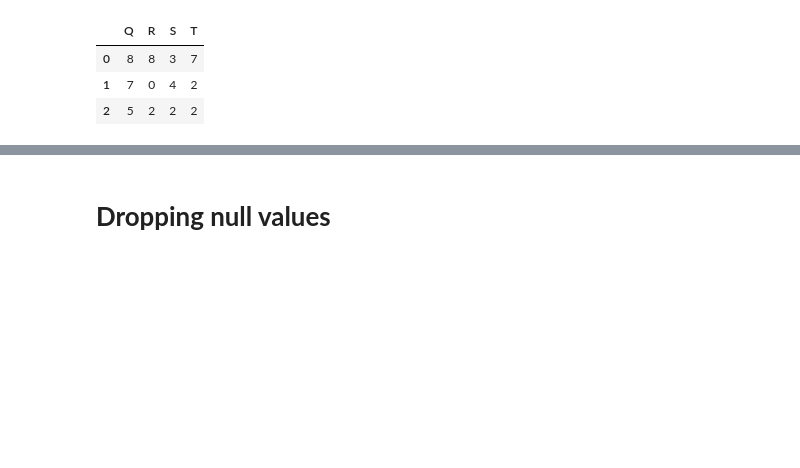
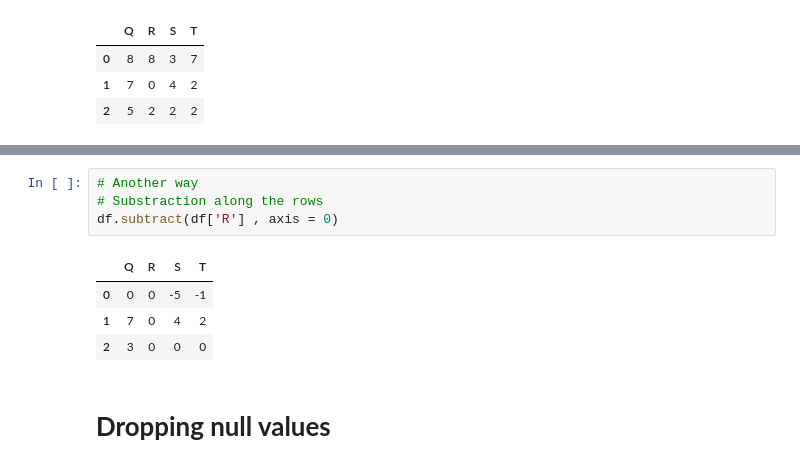
Before and after one commit to mohdkhairilabdulkarim/STQD6014-Data-Science, a Jupyter notebook: Copy_of_Week10_Pandas_20231224_WC.ipynb, the cells around one changed output, grey strips where cells are left out. Drawn from its saved outputs; the diff is of its cells as text; blank space fills up the shorter version.

```diff
--- a/Copy_of_Week10_Pandas_20231224_WC.ipynb
+++ b/Copy_of_Week10_Pandas_20231224_WC.ipynb
@@ -810,3 +806,12 @@ Name: R, dtype: int64
+# %%
+# Another way
+# Substraction along the rows
+df.subtract(df['R'] , axis = 0)
+# %% [output]
+|  | Q | R | S | T |
+| 0 | 0 | 0 | -5 | -1 |
+| 1 | 7 | 0 | 4 | 2 |
+| 2 | 3 | 0 | 0 | 0 |
 # %% [markdown]
 # **Dropping null values**
 # %%
```
Also changed, not shown: parts of 47 cells of this notebook.
